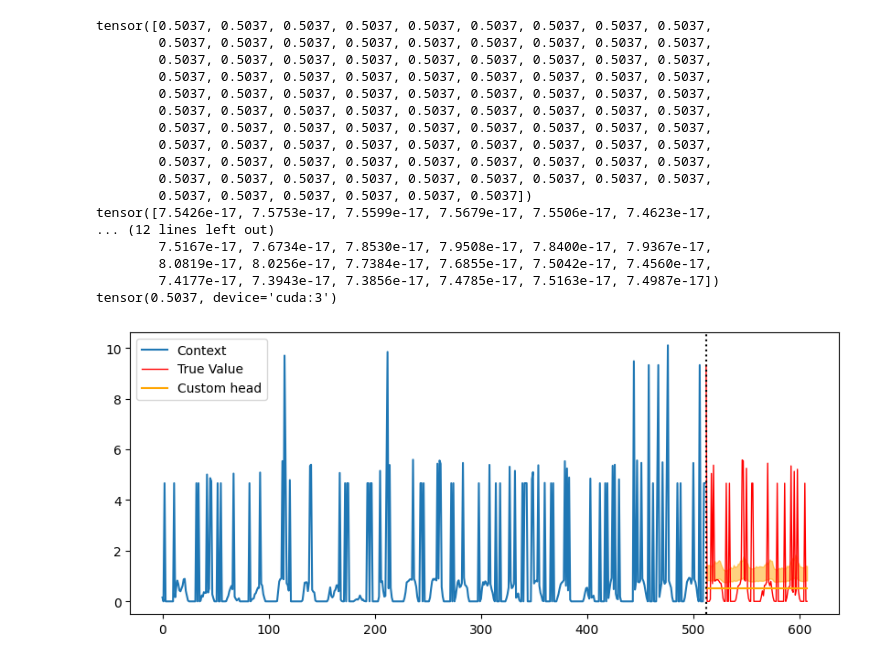
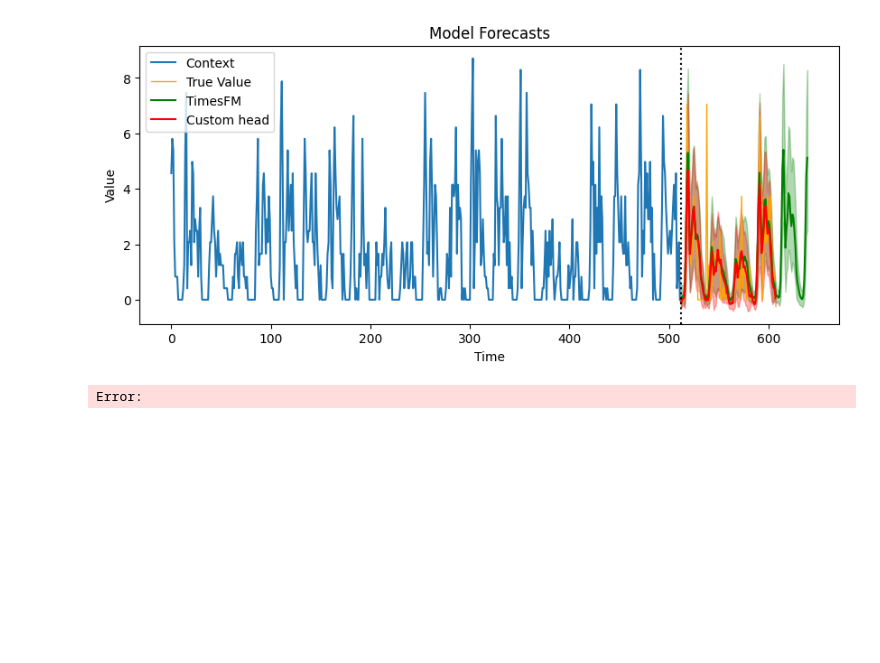
Before and after one commit to Coaster41/tsfm_head_calibration, a Jupyter notebook: timesfm_train_test.ipynb, the cells around one changed output. Cells and saved outputs as stored; diff of their text form; code cells hidden in the pictures; blank space fills up the shorter version.

Commit message:
All models trainable

```diff
--- a/timesfm_train_test.ipynb
+++ b/timesfm_train_test.ipynb
@@ -35,10 +41,10 @@ device = 'cuda:3'
 train_dataset, val_dataset = create_cached_tsmixup_datasets(
         max_samples=300000,
         context_length=512,
-        prediction_length=96, # 1 or 96
+        prediction_length=128, # 1 or 128
         num_workers=16,
         cache_dir="/extra/datalab_scratch0/ctadler/time_series_models/mechanistic_interpretability/data/tsmixup_cache/",
-        processed_cache_path="/extra/datalab_scratch0/ctadler/time_series_models/mechanistic_interpretability/data/tsmixup_cache/tsmixup_processed_300000_512_96.pkl",
+        processed_cache_path="/extra/datalab_scratch0/ctadler/time_series_models/mechanistic_interpretability/data/tsmixup_cache/tsmixup_processed_300000_512_128.pkl",
         batch_size=4000
     )
 
@@ -111,3 +117,3 @@ tfm = timesfm.TimesFm(
 # %%
 # Load Training Dataset
-train_ds = FullLatentShardDataset("./data/timesfm_cache_last_fp16/last_shard_*.pt")
+train_ds = FullLatentShardDataset("./data/timesfm_cache_last_fp16_old/last_shard_*.pt")
@@ -243,7 +392,7 @@ for epoch in tqdm(range(3), desc="Epochs", disable=True):
     pbar = tqdm(range(0, tot_iters, batch_size), desc=f"Epoch: {epoch}", leave=True)
     for batch_num in pbar:
         latents, stats, labels = get_batch(train_ds, batch_num, batch_size, device)
-        mask = get_mask(latents, labels, max_label)
+        mask = get_mask(latents, labels, max_label, min_label)
 
         if torch.any(mask == 0):
             latents = latents[mask]
@@ -259,7 +408,11 @@ for epoch in tqdm(range(3), desc="Epochs", disable=True):
         optimizer.zero_grad(set_to_none=True)
 
         results = latent_forecast(pred_head, latents, horizon_len, head_type,
-                    output_dims, labels=labels_norm, forecast=False)
+                    output_dims, forecast=False,
+                    labels=labels if head_type in count_heads else labels_norm,
+                    mu0=mu0 if head_type in count_heads else None,
+                    sigma0=sigma0 if head_type in count_heads else None,
+                    mixture_output=mixture_output)
         loss = results["loss"]
         loss_batch.append(loss.item())
 
@@ -267,7 +420,7 @@ for epoch in tqdm(range(3), desc="Epochs", disable=True):
         scaler.scale(loss).backward()
         scaler.unscale_(optimizer)
         if grad_clip is not None:
-            torch.nn.utils.clip_grad_norm_(pred_head.parameters(), grad_clip)
+            nn.utils.clip_grad_norm_(pred_head.parameters(), grad_clip)
         scaler.step(optimizer)
         scaler.update()
 
@@ -315,52 +466,37 @@ plt.show()
 # %%
 # Plot Examples
 pred_head.load_state_dict(torch.load(save_path))
 x, y = load_dataset('tsmixup', 100, pred_length=horizon_len, ctx_len=context_len)
 # Load Latents
 tfm_pred, tfm_quantiles, (latents, stats) = tfm.forecast(x, get_stacked_transformer=True)
 latents = latents[:, -1, :].to(device)
 
 mu0    = stats[:, 0].float()                                # [B]
 sigma0 = stats[:, 1].float()
 results = latent_forecast(pred_head, latents, horizon_len, head_type,
                           output_dims, mu0=mu0, sigma0=sigma0,
-                          q_high=0.9, q_low=0.1)
+                          mixture_output=mixture_output)
 head_pred = results["mean"]
-head_q10 = results["q_low"]
-head_q90 = results["q_high"]
+head_q10 = results["quantiles"][0]
+head_q90 = results["quantiles"][-1]
 
 ind = 4
-print(head_pred[ind])
-print(results["median"][ind])
-print(mu0[ind])
 plt.figure(figsize=(10,4))
 plt.plot(x[ind], label="Context")
-plt.plot(np.arange(y.shape[1]) + context_len, y[ind].detach().cpu(), color='red', label='True Value', lw=1)
+plt.plot(np.arange(y.shape[1]) + context_len, y[ind].detach().cpu(), color='orange', label='True Value', lw=1)
 
-# plt.plot(np.arange(tfm_pred.shape[1]) + context_len, tfm_pred[ind], color='green', label='TimesFM')
-# plt.fill_between(np.arange(tfm_pred.shape[1]) + context_len, tfm_quantiles[ind, :, 1], tfm_quantiles[ind, :, -1], color='green', alpha=0.5)
-plt.plot(np.arange(head_pred.shape[1]) + context_len, head_pred[ind].detach().cpu(), color='orange', label='Custom head')
-plt.fill_between(np.arange(head_pred.shape[1]) + context_len, head_q10[ind], head_q90[ind], color='orange', alpha=0.5)
+plt.plot(np.arange(tfm_pred.shape[1]) + context_len, tfm_pred[ind], color='green', label='TimesFM')
+plt.fill_between(np.arange(tfm_pred.shape[1]) + context_len, tfm_quantiles[ind, :, 1], tfm_quantiles[ind, :, -1], color='green', alpha=0.3)
+
+plt.plot(np.arange(head_pred.shape[1]) + context_len, head_pred[ind].detach().cpu(), color='red', label='Custom head')
+plt.fill_between(np.arange(head_pred.shape[1]) + context_len, head_q10[ind], head_q90[ind], color='red', alpha=0.3)
 
 plt.axvline(context_len, color="black", ls=':')
+plt.title("Model Forecasts")
+plt.xlabel("Time")
+plt.ylabel("Value")
 plt.legend()
 plt.show()
 # %% [output]
+[figure, new version]
-tensor([0.5037, 0.5037, 0.5037, 0.5037, 0.5037, 0.5037, 0.5037, 0.5037, 0.5037,
-        0.5037, 0.5037, 0.5037, 0.5037, 0.5037, 0.5037, 0.5037, 0.5037, 0.5037,
-        0.5037, 0.5037, 0.5037, 0.5037, 0.5037, 0.5037, 0.5037, 0.5037, 0.5037,
-        0.5037, 0.5037, 0.5037, 0.5037, 0.5037, 0.5037, 0.5037, 0.5037, 0.5037,
-        0.5037, 0.5037, 0.5037, 0.5037, 0.5037, 0.5037, 0.5037, 0.5037, 0.5037,
-        0.5037, 0.5037, 0.5037, 0.5037, 0.5037, 0.5037, 0.5037, 0.5037, 0.5037,
-        0.5037, 0.5037, 0.5037, 0.5037, 0.5037, 0.5037, 0.5037, 0.5037, 0.5037,
-        0.5037, 0.5037, 0.5037, 0.5037, 0.5037, 0.5037, 0.5037, 0.5037, 0.5037,
-        0.5037, 0.5037, 0.5037, 0.5037, 0.5037, 0.5037, 0.5037, 0.5037, 0.5037,
-        0.5037, 0.5037, 0.5037, 0.5037, 0.5037, 0.5037, 0.5037, 0.5037, 0.5037,
-        0.5037, 0.5037, 0.5037, 0.5037, 0.5037, 0.5037])
-tensor([7.5426e-17, 7.5753e-17, 7.5599e-17, 7.5679e-17, 7.5506e-17, 7.4623e-17,
-... (12 lines left out)
-        7.5167e-17, 7.6734e-17, 7.8530e-17, 7.9508e-17, 7.8400e-17, 7.9367e-17,
-        8.0819e-17, 8.0256e-17, 7.7384e-17, 7.6855e-17, 7.5042e-17, 7.4560e-17,
-        7.4177e-17, 7.3943e-17, 7.3856e-17, 7.4785e-17, 7.5163e-17, 7.4987e-17])
-tensor(0.5037, device='cuda:3')
+Error:
-[figure, old version]
```
Also changed, not shown: parts of 6 cells of this notebook, 9 other files.
